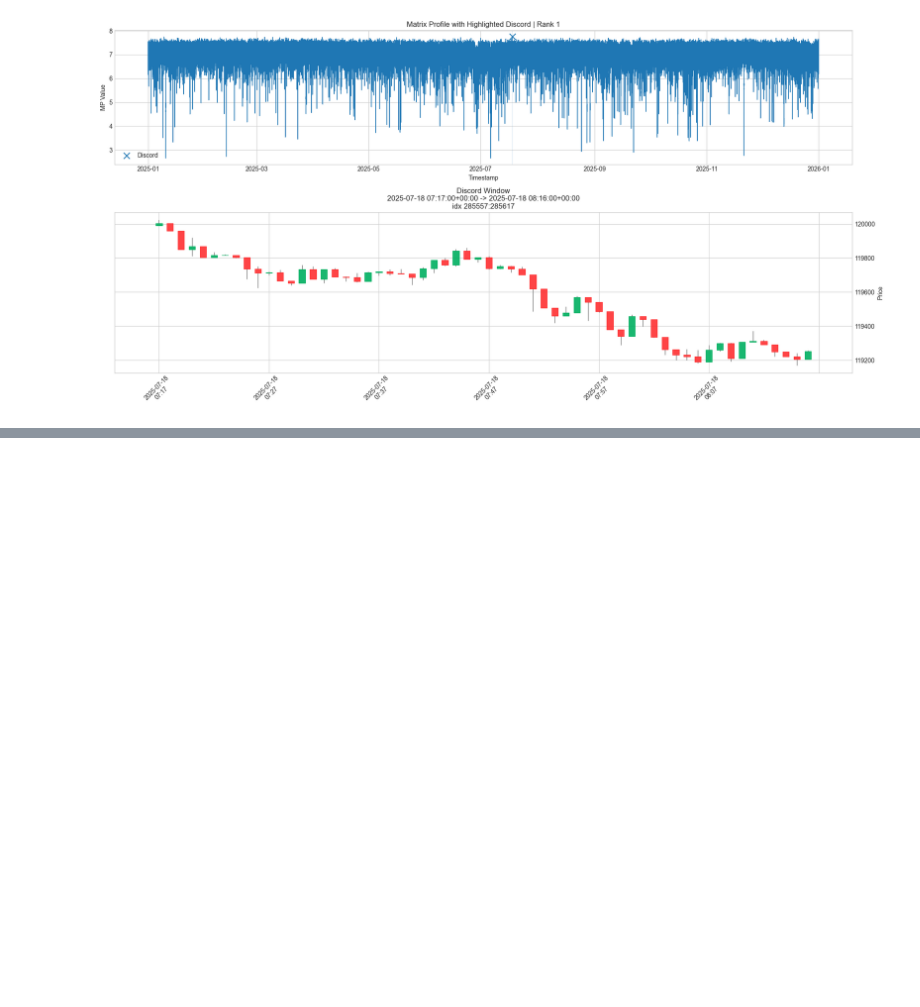
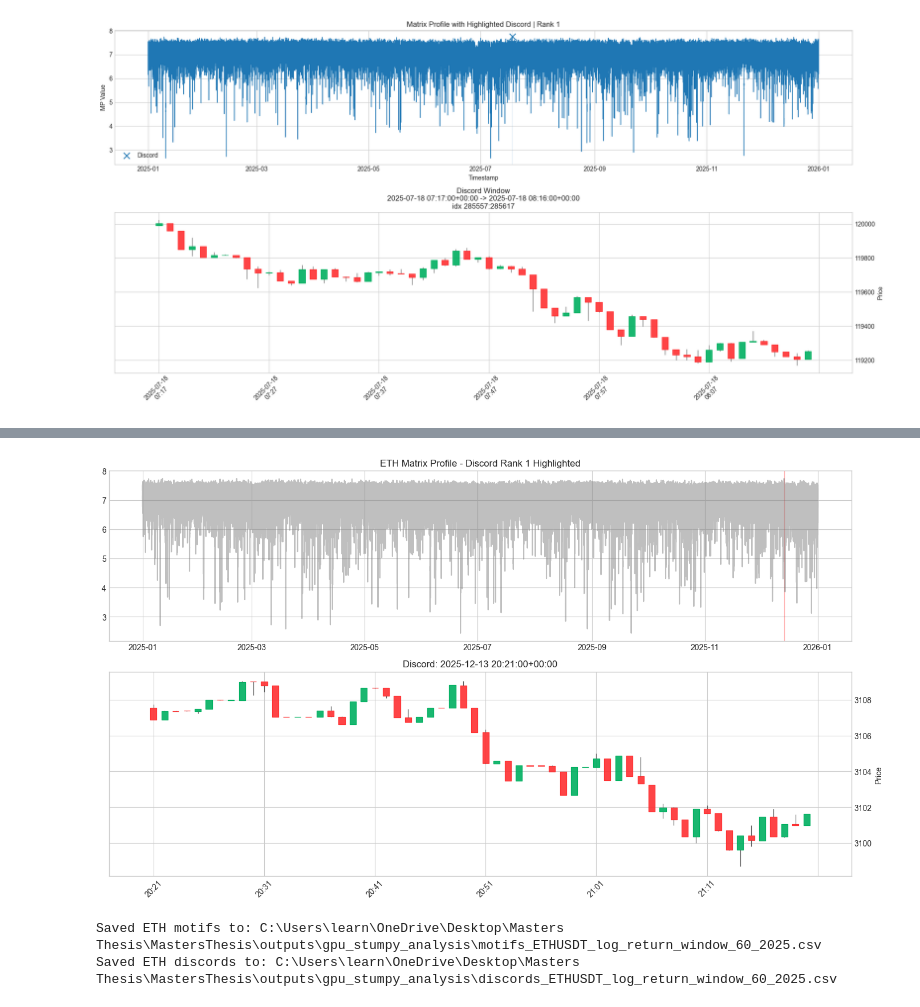
Before and after one commit to theakshaybande/crypto-time-series-motifs, a Jupyter notebook: notebooks/method_testing/02_gpu_stomp_with_stumpy.ipynb, the cells around one changed output, grey strips where cells are left out. Saved outputs shown, nothing was run; the diff lists cells and outputs as text; code cells hidden in the pictures; blank space fills up the shorter version.

```diff
--- a/notebooks/method_testing/02_gpu_stomp_with_stumpy.ipynb
+++ b/notebooks/method_testing/02_gpu_stomp_with_stumpy.ipynb
@@ -847,0 +1229,43 @@ else:
+# %%
+# Discord candlestick inspection for ETH
+discord_rank_to_plot_eth = 1
+
+if discord_df_eth.empty:
+    print("No ETH discords to display.")
+else:
+    row = discord_df_eth.iloc[discord_rank_to_plot_eth - 1]
+    d_slice = slice(int(row["index"]), int(row["index"]) + eth_window)
+
+    fig = plt.figure(figsize=(14, 8))
+    gs = fig.add_gridspec(2, 1, height_ratios=[1, 1.2])
+
+    ax_mp = fig.add_subplot(gs[0, 0])
+    ax_mp.plot(profile_ts_eth, matrix_profile_eth, color="gray", alpha=0.5)
+    ax_mp.axvspan(row["timestamp"], row["end_time"], color="red", alpha=0.3)
+    ax_mp.set_title(f"ETH Matrix Profile - Discord Rank {discord_rank_to_plot_eth} Highlighted")
+
+    ax_d = fig.add_subplot(gs[1, 0])
+    d_ohlc = sample_df_eth.iloc[d_slice].set_index("timestamp")[["open", "high", "low", "close", "volume"]]
+    mpf.plot(d_ohlc, type="candle", ax=ax_d, style="yahoo")
+    ax_d.set_title(f"Discord: {row['timestamp']}")
+
+    plt.tight_layout()
+    plt.show()
+# %% [output]
+[figure, added]
+# %%
+# Save ETH outputs
+output_dir_eth = project_root / "outputs" / "gpu_stumpy_analysis"
+output_dir_eth.mkdir(parents=True, exist_ok=True)
+
+motif_csv_eth = output_dir_eth / "motifs_ETHUSDT_log_return_window_60_2025.csv"
+discord_csv_eth = output_dir_eth / "discords_ETHUSDT_log_return_window_60_2025.csv"
+
+motif_df_eth.to_csv(motif_csv_eth, index=False)
+discord_df_eth.to_csv(discord_csv_eth, index=False)
+
+print(f"Saved ETH motifs to: {motif_csv_eth}")
+print(f"Saved ETH discords to: {discord_csv_eth}")
+# %% [output]
+Saved ETH motifs to: C:\Users\learn\OneDrive\Desktop\Masters Thesis\MastersThesis\outputs\gpu_stumpy_analysis\motifs_ETHUSDT_log_return_window_60_2025.csv
+Saved ETH discords to: C:\Users\learn\OneDrive\Desktop\Masters Thesis\MastersThesis\outputs\gpu_stumpy_analysis\discords_ETHUSDT_log_return_window_60_2025.csv
```
Also changed, not shown: parts of 33 cells of this notebook, 2 other files.
